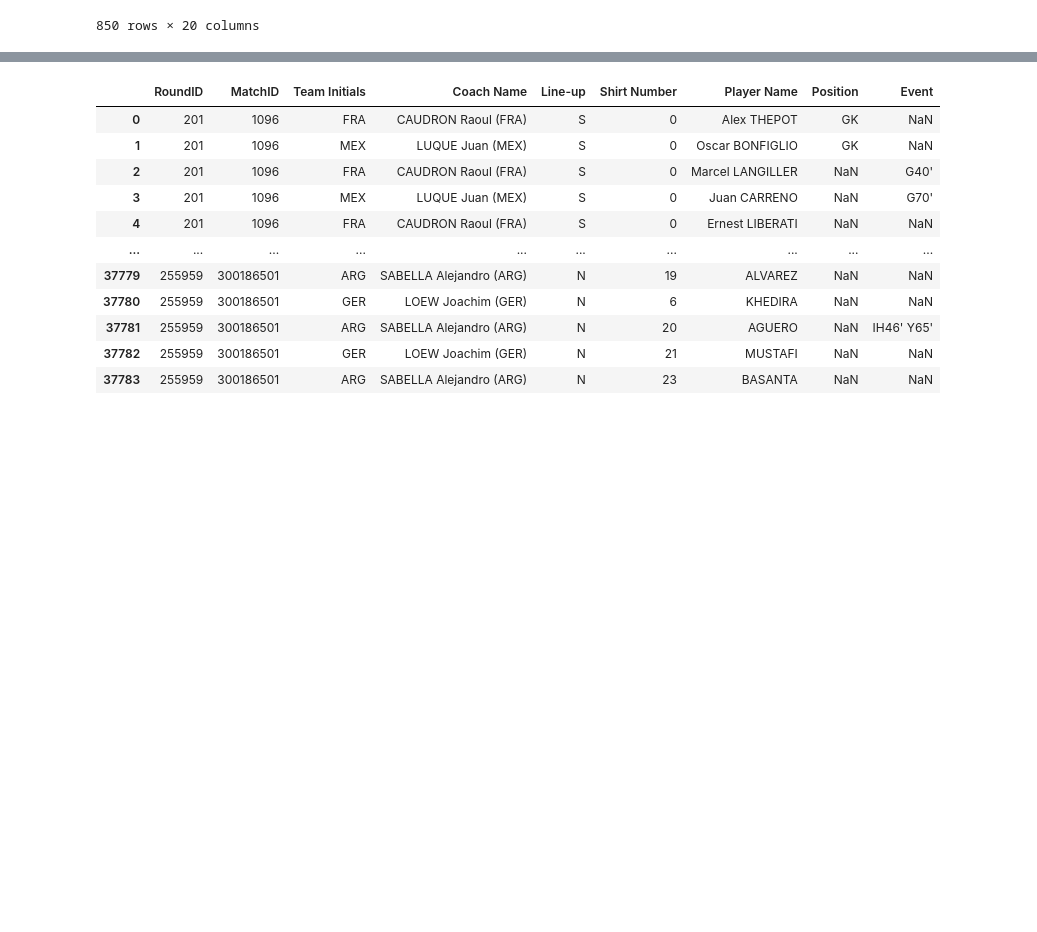
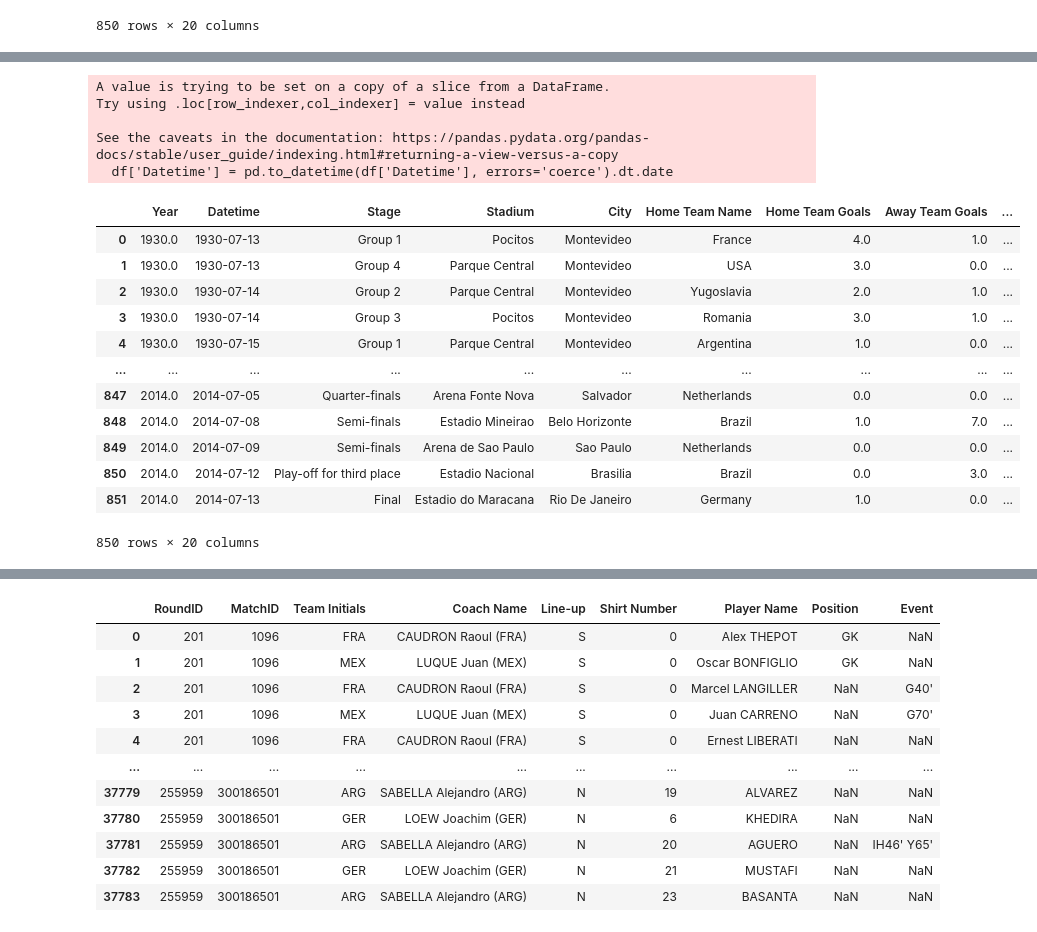
Before and after one commit to Moses209/Fifa-World-Cup-Project, a Jupyter notebook: Fifa World Cup Project.ipynb, the cells around one changed output, grey strips where cells are left out. Saved outputs shown, nothing was run; the diff lists cells and outputs as text; code cells hidden in the pictures; blank space fills up the shorter version.

```diff
--- a/Fifa World Cup Project.ipynb
+++ b/Fifa World Cup Project.ipynb
@@ -114,0 +118,22 @@ df
+# %%
+df['Datetime'] = pd.to_datetime(df['Datetime'], errors='coerce').dt.date
+df
+# %% [output]
+A value is trying to be set on a copy of a slice from a DataFrame.
+Try using .loc[row_indexer,col_indexer] = value instead
+
+See the caveats in the documentation: https://pandas.pydata.org/pandas-docs/stable/user_guide/indexing.html#returning-a-view-versus-a-copy
+  df['Datetime'] = pd.to_datetime(df['Datetime'], errors='coerce').dt.date
+|  | Year | Datetime | Stage | Stadium | City | Home Team Name | Home Team Goals | Away Team Goals | ... |
+| 0 | 1930.0 | 1930-07-13 | Group 1 | Pocitos | Montevideo | France | 4.0 | 1.0 | ... |
+| 1 | 1930.0 | 1930-07-13 | Group 4 | Parque Central | Montevideo | USA | 3.0 | 0.0 | ... |
+| 2 | 1930.0 | 1930-07-14 | Group 2 | Parque Central | Montevideo | Yugoslavia | 2.0 | 1.0 | ... |
+| 3 | 1930.0 | 1930-07-14 | Group 3 | Pocitos | Montevideo | Romania | 3.0 | 1.0 | ... |
+| 4 | 1930.0 | 1930-07-15 | Group 1 | Parque Central | Montevideo | Argentina | 1.0 | 0.0 | ... |
+| ... | ... | ... | ... | ... | ... | ... | ... | ... | ... |
+| 847 | 2014.0 | 2014-07-05 | Quarter-finals | Arena Fonte Nova | Salvador | Netherlands | 0.0 | 0.0 | ... |
+| 848 | 2014.0 | 2014-07-08 | Semi-finals | Estadio Mineirao | Belo Horizonte | Brazil | 1.0 | 7.0 | ... |
+| 849 | 2014.0 | 2014-07-09 | Semi-finals | Arena de Sao Paulo | Sao Paulo | Netherlands | 0.0 | 0.0 | ... |
+| 850 | 2014.0 | 2014-07-12 | Play-off for third place | Estadio Nacional | Brasilia | Brazil | 0.0 | 3.0 | ... |
+| 851 | 2014.0 | 2014-07-13 | Final | Estadio do Maracana | Rio De Janeiro | Germany | 1.0 | 0.0 | ... |
+850 rows × 20 columns
```
Also changed, not shown: parts of 8 cells of this notebook, 3 other files.
